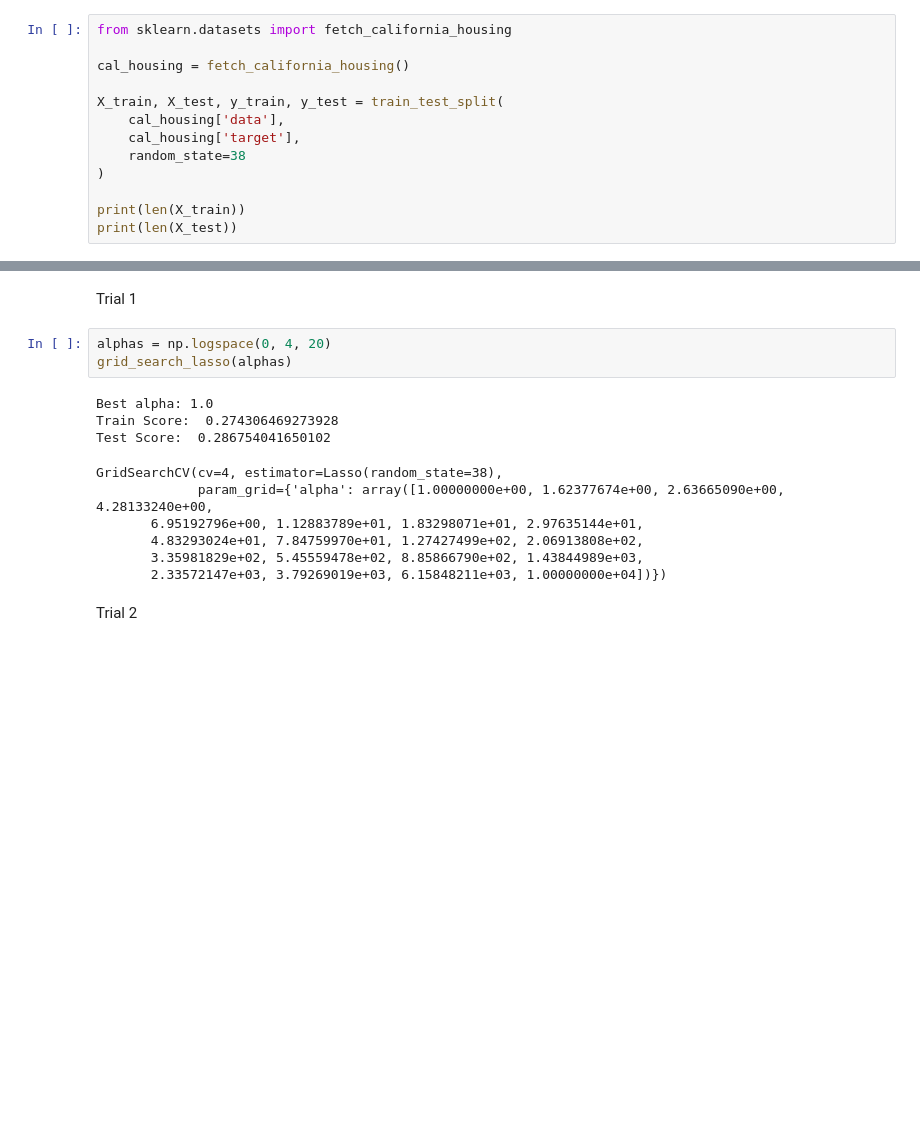
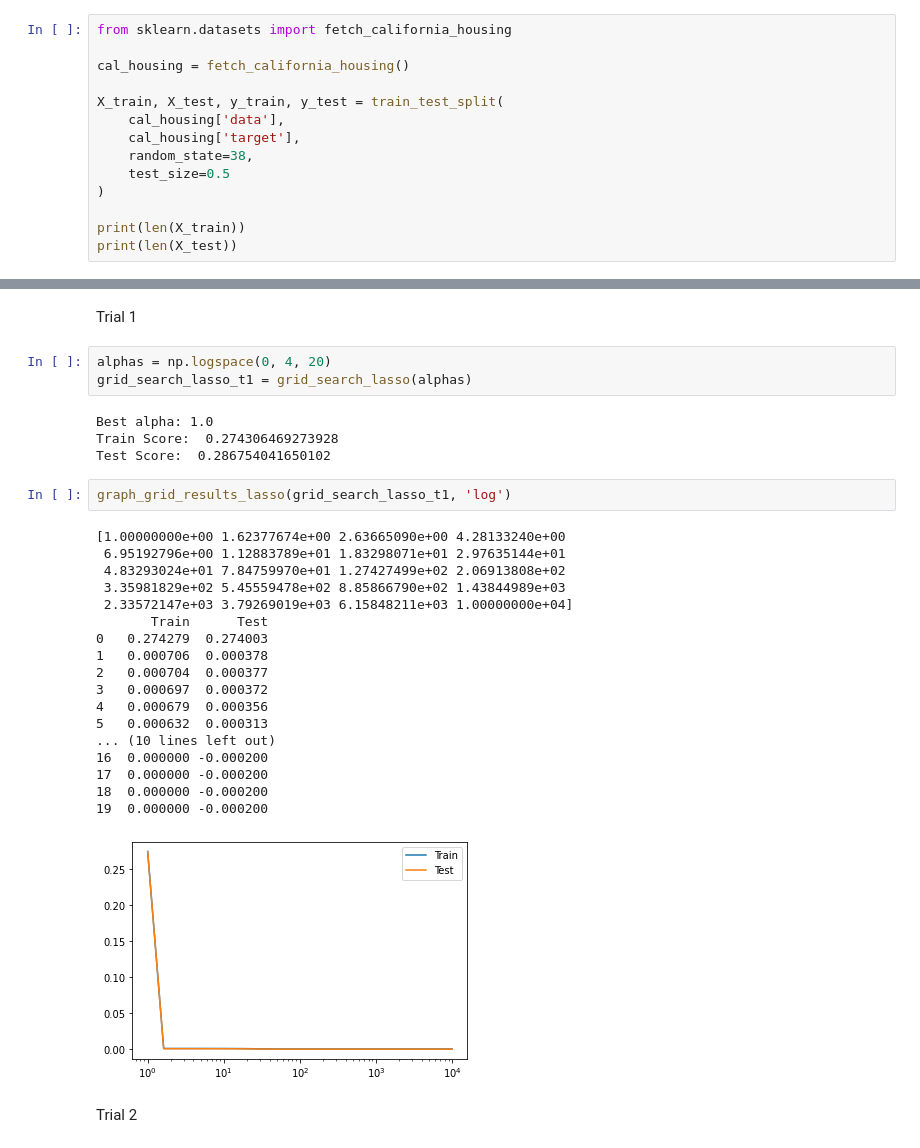
Before and after one commit to jasonmrimer/cse590-machine-learning, a Jupyter notebook: midterm/problem 3 regression.ipynb, the cells around one changed output, grey strips where cells are left out. Saved outputs shown, nothing was run; the diff lists cells and outputs as text; blank space fills up the shorter version.

```diff
--- a/midterm/problem 3 regression.ipynb
+++ b/midterm/problem 3 regression.ipynb
@@ -39,7 +41,8 @@ cal_housing = fetch_california_housing()
 X_train, X_test, y_train, y_test = train_test_split(
     cal_housing['data'],
     cal_housing['target'],
-    random_state=38
+    random_state=38,
+    test_size=0.5
 )
 
 print(len(X_train))
@@ -96,17 +106,32 @@ def print_grid_search_results(grid_search, parameters):
 Trial 1
 # %%
 alphas = np.logspace(0, 4, 20)
-grid_search_lasso(alphas)
+grid_search_lasso_t1 = grid_search_lasso(alphas)
 # %% [output]
 Best alpha: 1.0
 Train Score:  0.274306469273928
 Test Score:  0.286754041650102
-GridSearchCV(cv=4, estimator=Lasso(random_state=38),
-             param_grid={'alpha': array([1.00000000e+00, 1.62377674e+00, 2.63665090e+00, 4.28133240e+00,
-       6.95192796e+00, 1.12883789e+01, 1.83298071e+01, 2.97635144e+01,
-       4.83293024e+01, 7.84759970e+01, 1.27427499e+02, 2.06913808e+02,
-       3.35981829e+02, 5.45559478e+02, 8.85866790e+02, 1.43844989e+03,
-       2.33572147e+03, 3.79269019e+03, 6.15848211e+03, 1.00000000e+04])})
+# %%
+graph_grid_results_lasso(grid_search_lasso_t1, 'log')
+# %% [output]
+[1.00000000e+00 1.62377674e+00 2.63665090e+00 4.28133240e+00
+ 6.95192796e+00 1.12883789e+01 1.83298071e+01 2.97635144e+01
+ 4.83293024e+01 7.84759970e+01 1.27427499e+02 2.06913808e+02
+ 3.35981829e+02 5.45559478e+02 8.85866790e+02 1.43844989e+03
+ 2.33572147e+03 3.79269019e+03 6.15848211e+03 1.00000000e+04]
+       Train      Test
+0   0.274279  0.274003
+1   0.000706  0.000378
+2   0.000704  0.000377
+3   0.000697  0.000372
+4   0.000679  0.000356
+5   0.000632  0.000313
+... (10 lines left out)
+16  0.000000 -0.000200
+17  0.000000 -0.000200
+18  0.000000 -0.000200
+19  0.000000 -0.000200
+[figure, added]
 # %% [markdown]
 Trial 2
 # %%
```
Also changed, not shown: parts of 26 cells of this notebook.
